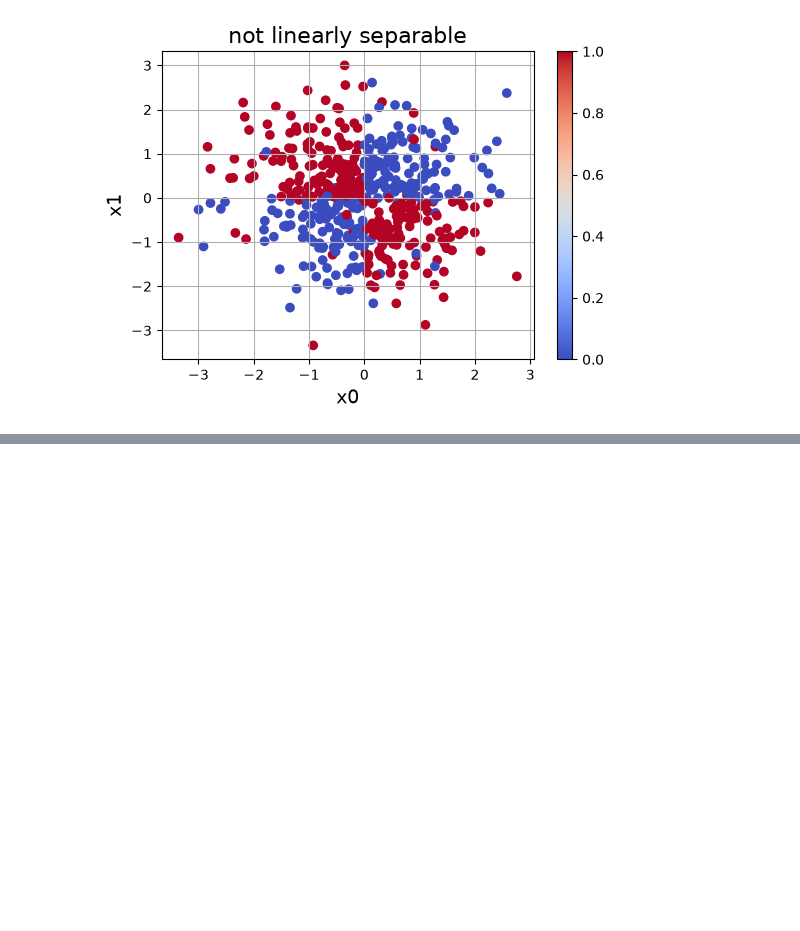
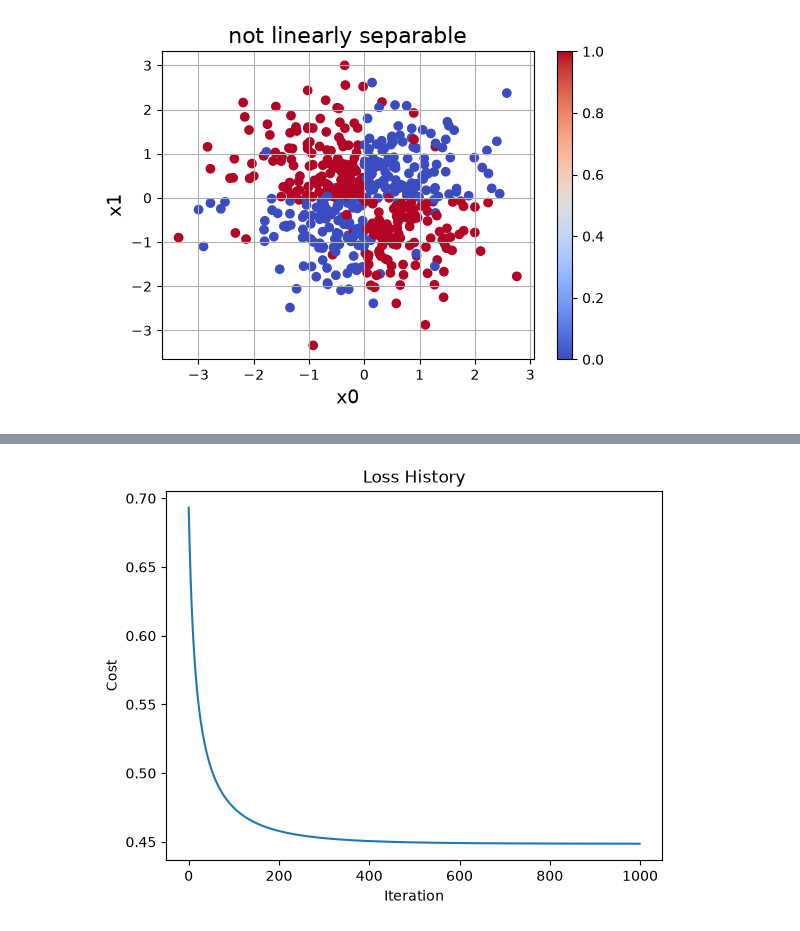
Before and after one commit to real-eo/TDT4172-Introduksjon-til-maskinl-ring, a Jupyter notebook: 2026 HØST/Assignment1/problem.ipynb, the cells around one changed output, grey strips where cells are left out. Cells and saved outputs as stored; diff of their text form; code cells hidden in the pictures; blank space fills up the shorter version.

```diff
--- a/2026 HØST/Assignment1/problem.ipynb
+++ b/2026 HØST/Assignment1/problem.ipynb
@@ -246,0 +237,96 @@ plt.show()
+# %%
+# Model
+logisticRegressionModel = LogisticRegression(lr = 0.2, n_iterations=1000, scale_features=True)
+
+# * Feature Engineering
+def engineerFeatures(X):
+    x0 = X[:, 0]
+    x1 = X[:, 1]
+
+    return np.column_stack([
+        x0,
+        x1,
+        x0 * x1
+    ])
+
+# * Training
+print("TRAINING:")
+# Reshape to 2D array
+X = engineerFeatures(train[['x0', 'x1']].values)
+y = train['y'].values
+
+print("- X shape:", X.shape)
+print("- y shape:", y.shape)
+
+# Fit the logistic regression model
+logisticRegressionModel.fit(X, y)
+
+# Plot the loss history to visualize convergence
+plt.plot(logisticRegressionModel.loss_history)
+plt.title("Loss History")
+plt.xlabel("Iteration")
+plt.ylabel("Cost")
+
+plt.show()
+
+
+# * Predicting
+print("\nPREDICTING:")
+
+# Predict probabilities and class labels for the test set
+xTest = engineerFeatures(test[["x0", "x1"]].values)
+yTest = test["y"].values
+
+probabilities = logisticRegressionModel.predict_proba(xTest)
+predictions = logisticRegressionModel.predict(xTest)
+
+# // print("Predicted probabilities:", probabilities)
+# // print("Predicted classes:", predictions)
+
+
+# * Error
+print("\nERROR ANALYSIS:")
+
+# Classification error
+errors = yTest - predictions
+misclassified = np.sum(errors != 0)
+accuracy = np.mean(predictions == yTest)
+
+print("Number of incorrect predictions:", misclassified)
+print("Test accuracy:", accuracy)
+
+# ROC curve and AUC
+thresholds = np.r_[np.inf, np.sort(np.unique(probabilities))[::-1], -np.inf]
+
+predictedPositive = probabilities[:, None] >= thresholds[None, :]
+
+truePositive = np.sum(
+    predictedPositive & (yTest[:, None] == 1),
+    axis=0
+)
+falsePositive = np.sum(
+    predictedPositive & (yTest[:, None] == 0),
+    axis=0
+)
+
+positive_count = np.sum(yTest == 1)
+negative_count = np.sum(yTest == 0)
+
+tpr = truePositive / positive_count
+fpr = falsePositive / negative_count
+
+# Numerical integration using the trapezoidal rule
+auc = np.trapezoid(tpr, fpr)
+
+plt.figure(figsize=(6, 4))
+plt.plot(fpr, tpr, label=f"ROC curve, AUC = {auc:.3f}")
+plt.plot([0, 1], [0, 1], linestyle="--", color="gray", label="Random classifier")
+plt.xlabel("False Positive Rate")
+plt.ylabel("True Positive Rate")
+plt.title("ROC Curve")
+plt.grid(True)
+plt.legend()
+plt.show()
+
+print("AUC:", auc)
+# %% [output]
@@ -246,0 +338 @@ plt.show()
+[figure, added]
```
Also changed, not shown: parts of 4 cells of this notebook, 3 other files.
